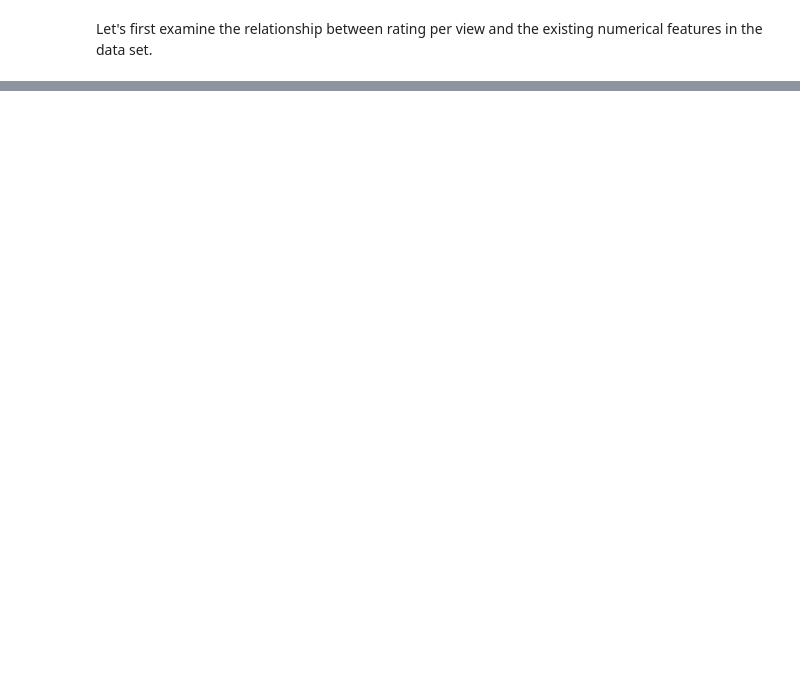
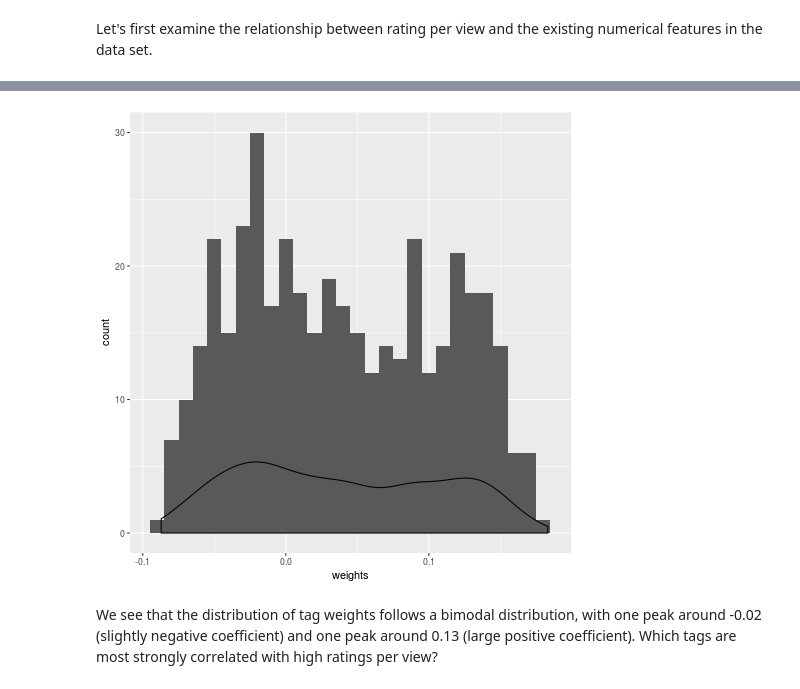
Before and after one commit to lpang36/TEDTalks, a Jupyter notebook: TED talks.ipynb, the cells around one changed output, grey strips where cells are left out. Cells and saved outputs as stored; diff of their text form; code cells hidden in the pictures; blank space fills up the shorter version.

```diff
--- a/TED talks.ipynb
+++ b/TED talks.ipynb
@@ -282,0 +302,10 @@ Let's first examine the relationship between rating per view and the existing nu
+# %%
+%%R
+tags <- data.frame(weights = tag_weights)
+ggplot(aes(x=weights),data=tags)+
+    geom_histogram(binwidth=0.01)+
+    geom_density(adjust=0.8)
+# %% [output]
+[figure, added]
+# %% [markdown]
+We see that the distribution of tag weights follows a bimodal distribution, with one peak around -0.02 (slightly negative coefficient) and one peak around 0.13 (large positive coefficient). Which tags are most strongly correlated with high ratings per view?
```
Also changed, not shown: parts of 21 cells of this notebook.
